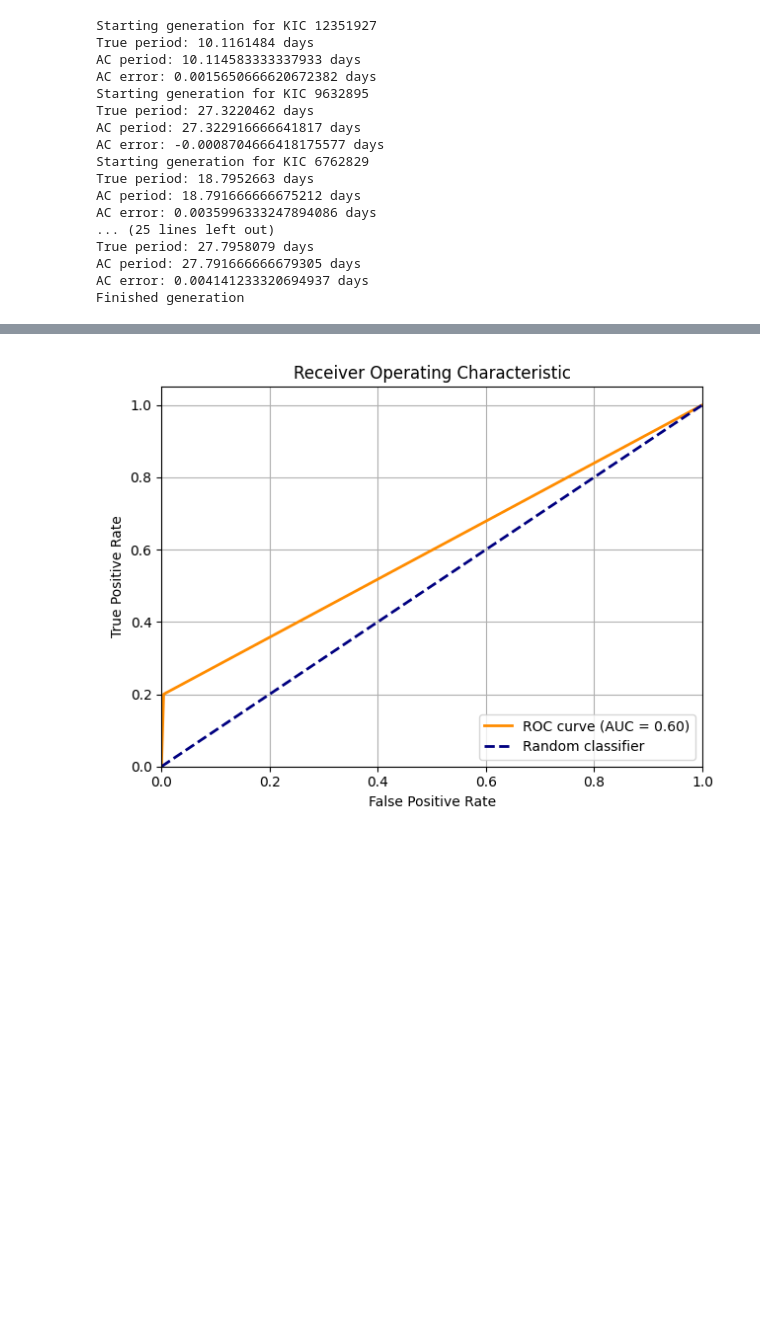
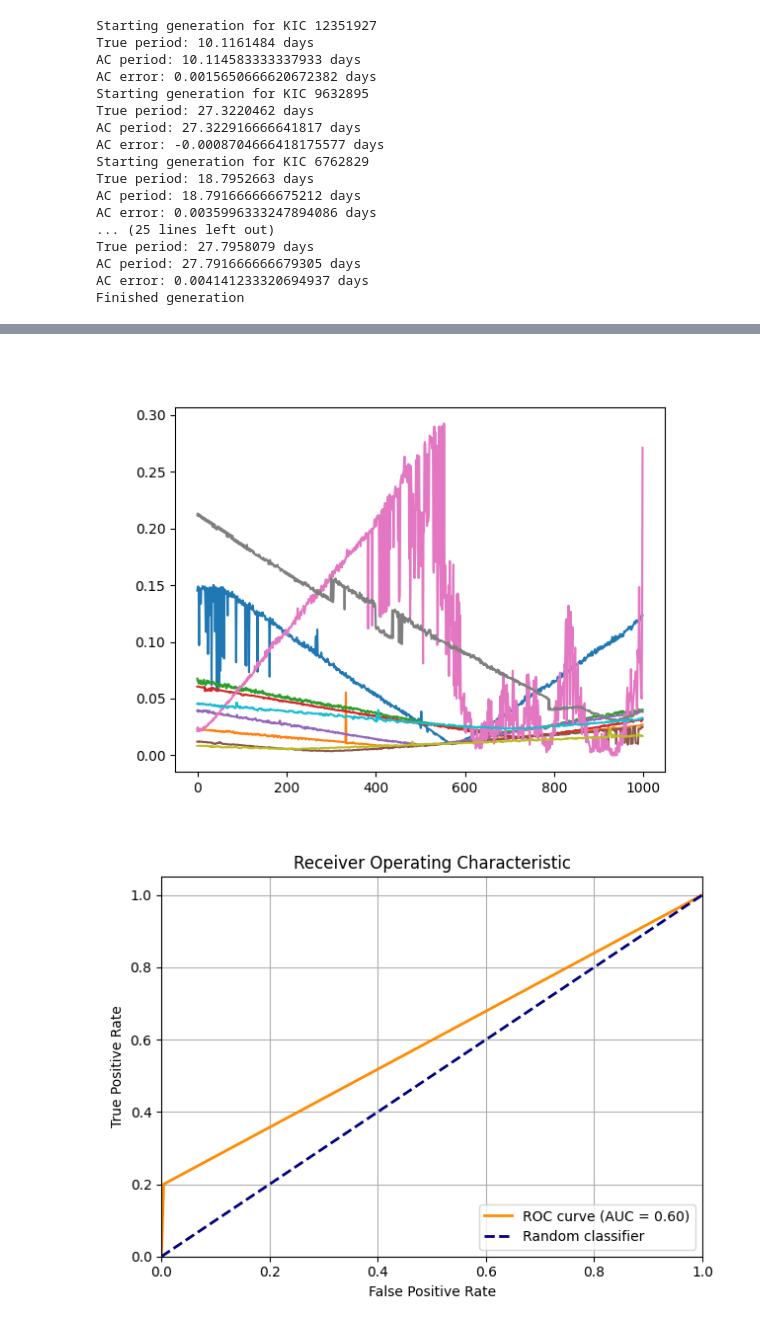
Before and after one commit to sfremy/astro_tools, a Jupyter notebook: prefold_automated.ipynb, the cells around one changed output, grey strips where cells are left out. Cells and saved outputs as stored; diff of their text form; code cells hidden in the pictures; blank space fills up the shorter version.

```diff
--- a/prefold_automated.ipynb
+++ b/prefold_automated.ipynb
@@ -1443,3 +1439,31 @@ print('Finished generation')
+# %%
+import math
+
+ac_lengths = []
+
+for i in range(len(ac_folds)):
+
+    fold = ac_folds[i]
+    # all_lengths.append(np.min(fold))
+    phase = ac_phases[i]
+    iqr = ac_iqrs[math.floor(i / n_samples)]
+
+    outlier_mask = fold < np.median(fold) - 2 * iqr
+
+    labeled, num_features = label_proximity(outlier_mask, max_gap=10)
+
+    # Get phase width of the longest segment
+    start, end, width = get_longest_segment_phase_width(phase, labeled, num_features)
+
+    ac_lengths.append(width)
+
+res = [ac_lengths[i:i + n_samples] for i in range(0, len(all_lengths), n_samples)]
+
+plt.figure()
+for system in res:
+    plt.plot(system)
+# %% [output]
+[figure, added]
 # %%
 from sklearn.metrics import roc_curve, auc
 import matplotlib.pyplot as plt
```
Also changed, not shown: parts of 3 cells of this notebook.
